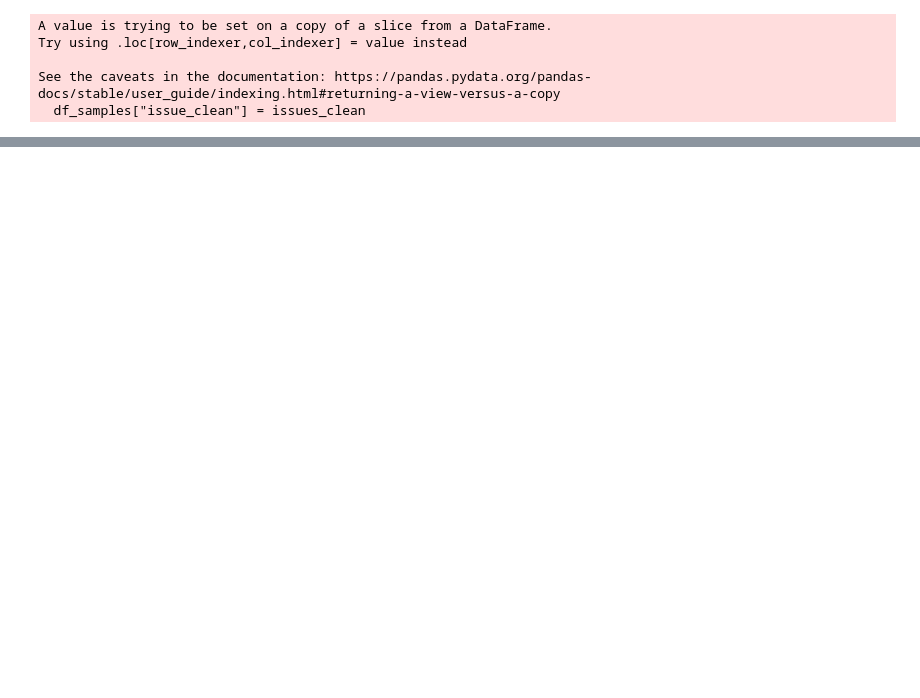
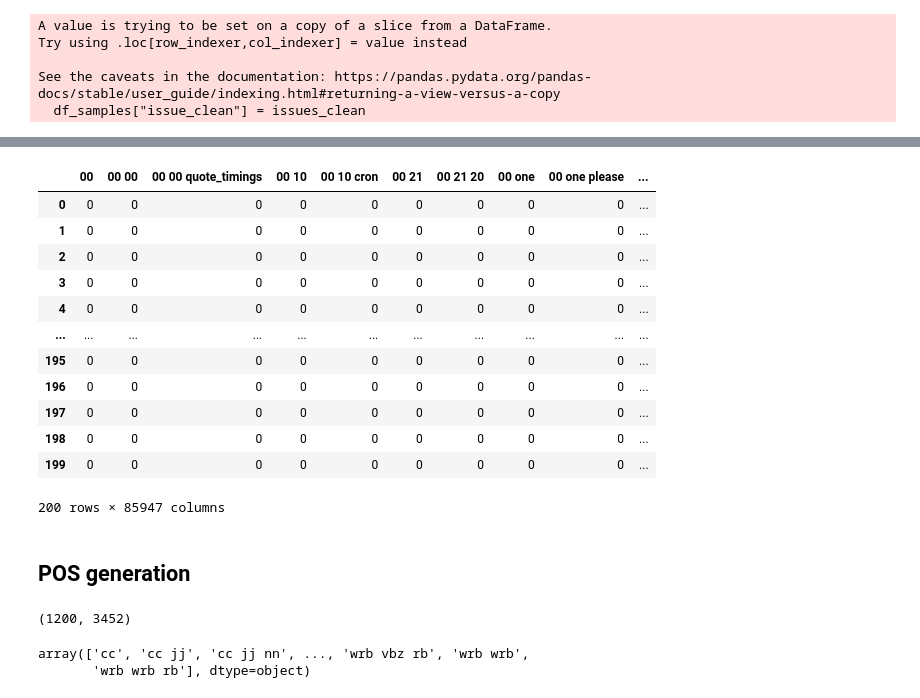
Before and after one commit to NoleWang/Respondent_Recommendation, a Jupyter notebook: Data/tools/Chat_preprocess.ipynb, the cells around one changed output, grey strips where cells are left out. Saved outputs shown, nothing was run; the diff lists cells and outputs as text; code cells hidden in the pictures; blank space fills up the shorter version.

```diff
--- a/Data/tools/Chat_preprocess.ipynb
+++ b/Data/tools/Chat_preprocess.ipynb
@@ -265,0 +376,18 @@ See the caveats in the documentation: https://pandas.pydata.org/pandas-docs/stab
+# %%
+df_test = pd.DataFrame(data = X_train_counts.toarray()[1000:], columns = count_vect.get_feature_names_out())
+# %%
+df_test
+# %% [output]
+|  | 00 | 00 00 | 00 00 quote_timings | 00 10 | 00 10 cron | 00 21 | 00 21 20 | 00 one | 00 one please | ... |
+| 0 | 0 | 0 | 0 | 0 | 0 | 0 | 0 | 0 | 0 | ... |
+| 1 | 0 | 0 | 0 | 0 | 0 | 0 | 0 | 0 | 0 | ... |
+| 2 | 0 | 0 | 0 | 0 | 0 | 0 | 0 | 0 | 0 | ... |
+| 3 | 0 | 0 | 0 | 0 | 0 | 0 | 0 | 0 | 0 | ... |
+| 4 | 0 | 0 | 0 | 0 | 0 | 0 | 0 | 0 | 0 | ... |
+| ... | ... | ... | ... | ... | ... | ... | ... | ... | ... | ... |
+| 195 | 0 | 0 | 0 | 0 | 0 | 0 | 0 | 0 | 0 | ... |
+| 196 | 0 | 0 | 0 | 0 | 0 | 0 | 0 | 0 | 0 | ... |
+| 197 | 0 | 0 | 0 | 0 | 0 | 0 | 0 | 0 | 0 | ... |
+| 198 | 0 | 0 | 0 | 0 | 0 | 0 | 0 | 0 | 0 | ... |
+| 199 | 0 | 0 | 0 | 0 | 0 | 0 | 0 | 0 | 0 | ... |
+200 rows × 85947 columns
@@ -265,0 +397,14 @@ See the caveats in the documentation: https://pandas.pydata.org/pandas-docs/stab
+# %% [markdown]
+## POS generation
+# %%
+#{1,2,3}-grams
+count_vect_pos = CountVectorizer(ngram_range = (1,3),binary = True)
+X_train_pos = count_vect_pos.fit_transform(pos_list)
+X_train_pos.shape
+# %% [output]
+(1200, 3452)
+# %%
+count_vect_pos.get_feature_names_out()
+# %% [output]
+array(['cc', 'cc jj', 'cc jj nn', ..., 'wrb vbz rb', 'wrb wrb',
+       'wrb wrb rb'], dtype=object)
```
Also changed, not shown: parts of 42 cells of this notebook, 7 other files.
